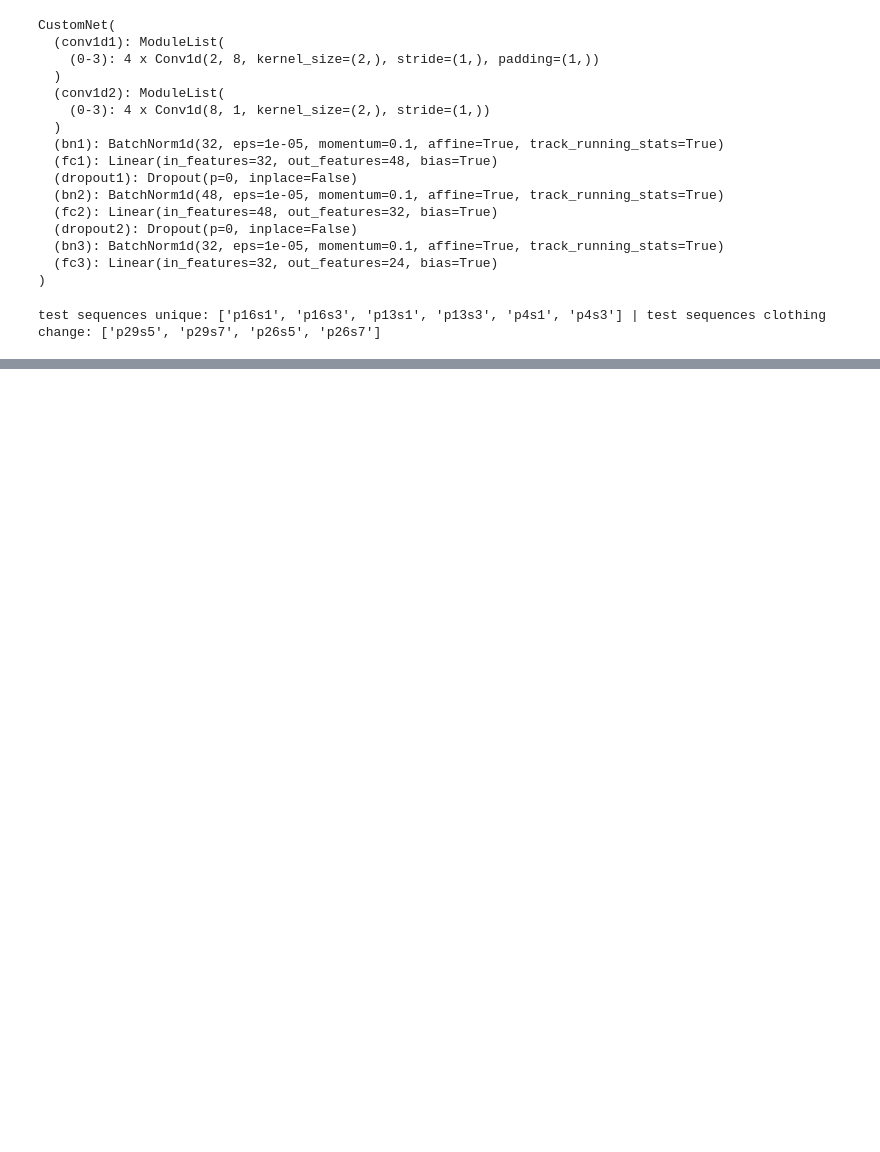
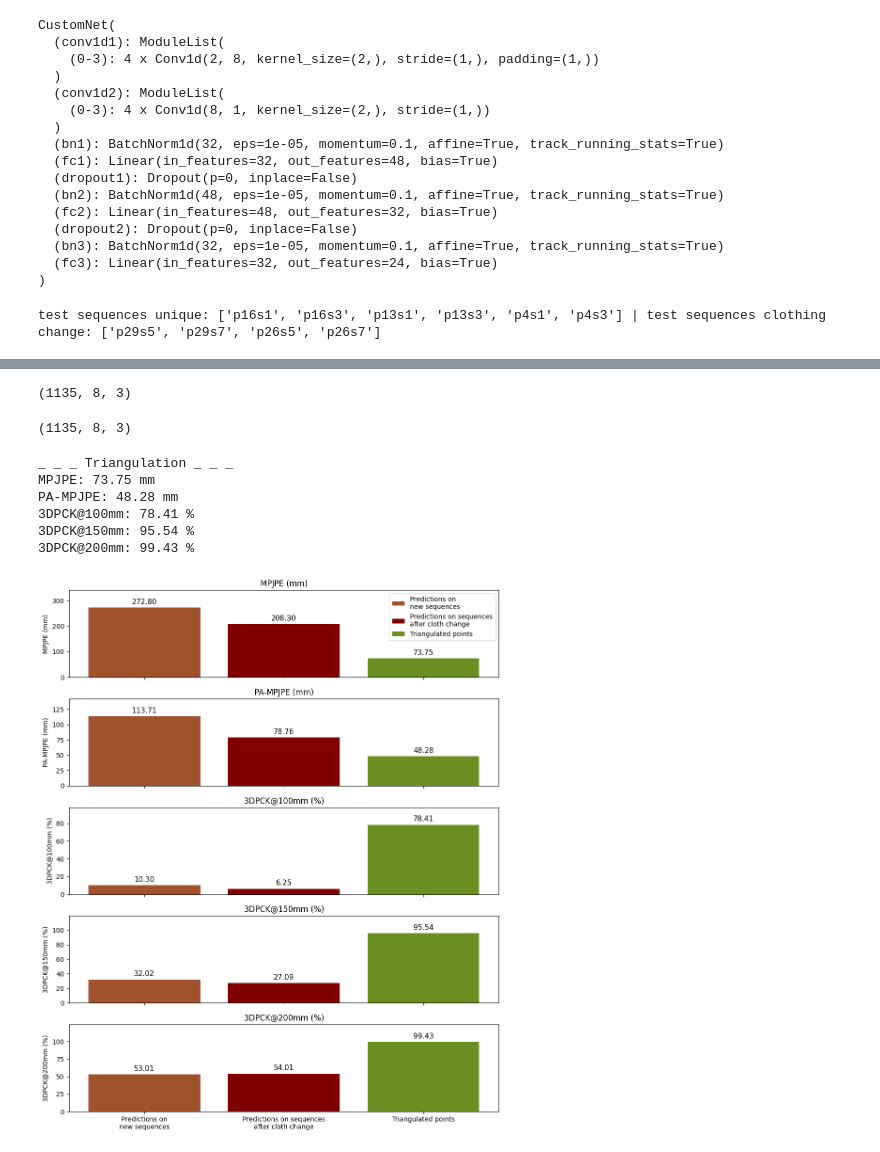
Before and after one commit to mklimek001/gait-features-identification, a Jupyter notebook: evaluation.ipynb, the cells around one changed output, grey strips where cells are left out. Drawn from its saved outputs; the diff is of its cells as text; code cells hidden in the pictures; blank space fills up the shorter version.

Commit message:
evaluation of 3d predictor completed

```diff
--- a/evaluation.ipynb
+++ b/evaluation.ipynb
@@ -185,0 +222,65 @@ PA-MPJPE: 78.52 mm
+# %%
+triang_ds = get_triang_frames_as_ternsor(test_seq_set)
+triang_ds.shape
+# %% [output]
+(1135, 8, 3)
+# %%
+test_ds = np.array(test_ds_uniqe.output_frames_data + test_ds_cloth_change.output_frames_data)
+test_ds.shape
+# %% [output]
+(1135, 8, 3)
+# %%
+mpjpe_avg = compute_mpjpe(torch.Tensor(test_ds), torch.Tensor(triang_ds)).item()
+pa_mpjpe_avg = compute_pa_mpjpe(torch.Tensor(test_ds), torch.Tensor(triang_ds)).item()
+pck100_avg = compute_3dpck(torch.Tensor(test_ds), torch.Tensor(triang_ds), threshold=100.0).item()
+pck150_avg = compute_3dpck(torch.Tensor(test_ds), torch.Tensor(triang_ds), threshold=150.0).item()
+pck200_avg = compute_3dpck(torch.Tensor(test_ds), torch.Tensor(triang_ds), threshold=200.0).item()
+
+combined_m_results.append([mpjpe_avg, pa_mpjpe_avg, pck100_avg*100, pck150_avg*100, pck200_avg*100])
+
+print("_ _ _ Triangulation _ _ _")
+print(f"MPJPE: {mpjpe_avg:.2f} mm")
+print(f"PA-MPJPE: {pa_mpjpe_avg:.2f} mm")
+print(f"3DPCK@100mm: {pck100_avg * 100:.2f} %")
+print(f"3DPCK@150mm: {pck150_avg * 100:.2f} %")
+print(f"3DPCK@200mm: {pck200_avg * 100:.2f} %")
+# %% [output]
+_ _ _ Triangulation _ _ _
+MPJPE: 73.75 mm
+PA-MPJPE: 48.28 mm
+3DPCK@100mm: 78.41 %
+3DPCK@150mm: 95.54 %
+3DPCK@200mm: 99.43 %
+# %%
+combined_m_results = np.array(combined_m_results)
+# %%
+import matplotlib.pyplot as plt
+import numpy as np
+
+categories = ['Predictions on\nnew sequences', 'Predictions on sequences\nafter cloth change', 'Triangulated points']
+title = ['MPJPE (mm)', 'PA-MPJPE (mm)', '3DPCK@100mm (%)', '3DPCK@150mm (%)', '3DPCK@200mm (%)']
+colors = ['sienna', 'maroon', 'olivedrab']
+
+fig, axes = plt.subplots(nrows=5, ncols=1, figsize=(10, 12), sharex=True)
+
+for i in range(5):
+    ax = axes[i]
+    bars = ax.bar(categories, combined_m_results[:, i], color=colors)
+
+    for bar in bars:
+        height = bar.get_height()
+        ax.text(bar.get_x() + bar.get_width()/2, height + 0.03 * combined_m_results[:, i].max(),
+                f'{height:.2f}', ha='center', va='bottom', fontsize=11)
+
+    ax.set_title(title[i])
+    ax.set_ylabel(title[i])
+
+    ax.set_ylim((0, 1.25 * combined_m_results[:, i].max()))
+
+axes[0].legend(bars, categories, loc='upper right')
+
+plt.tight_layout()
+plt.savefig('./plots/3d_preds_evaluation.png')
+plt.show()
+# %% [output]
+[figure, added]
```
Also changed, not shown: parts of 7 cells of this notebook, 3 other files.
